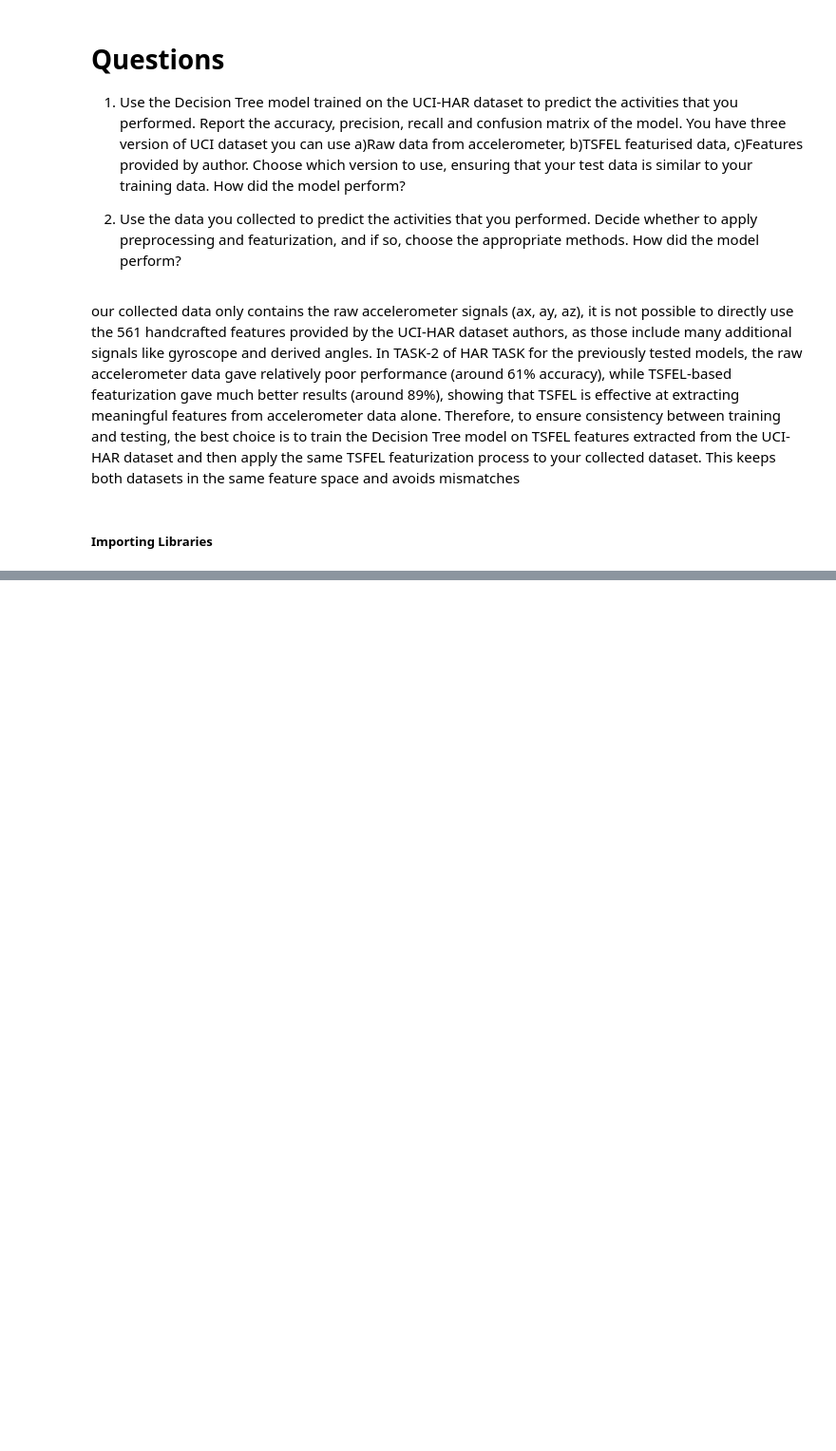
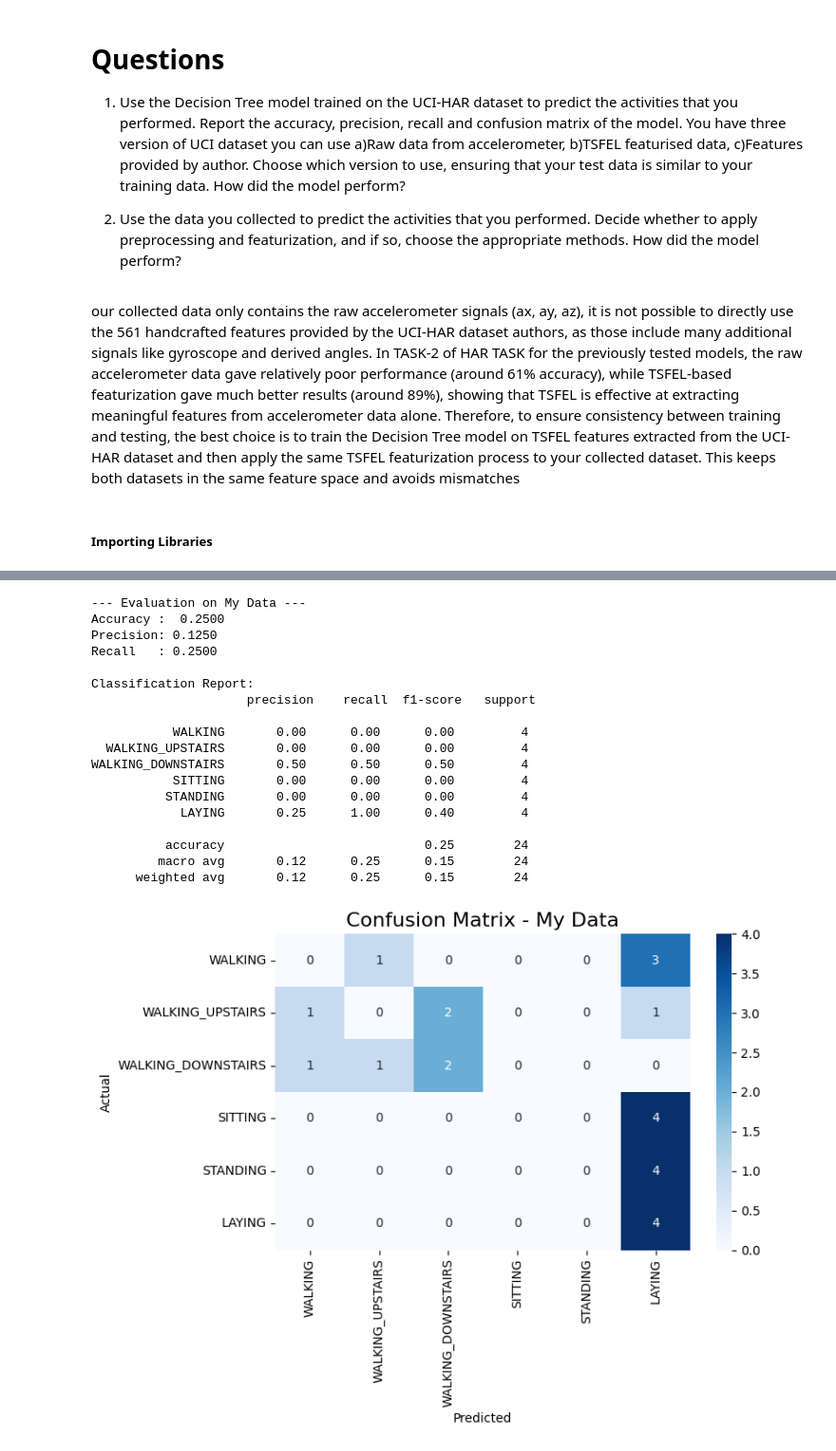
Before and after one commit to HarshJamgaonkar05/ES-335-ML-Assignment-1, a Jupyter notebook: Task_3.ipynb, the cells around one changed output, grey strips where cells are left out. Shown: that part at 95% size. Drawn from its saved outputs; the diff is of its cells as text; code cells hidden in the pictures; blank space fills up the shorter version.

```diff
--- a/Task_3.ipynb
+++ b/Task_3.ipynb
@@ -199,8 +199,67 @@ from sklearn.metrics import accuracy_score, precision_score, recall_score, confu
 import seaborn as sns
 import matplotlib.pyplot as plt
 # %%
+data_dir = "my_combined_processed"
+label_map = {
+    "WALKING": 1,
+    "WALKING_UPSTAIRS": 2,
+    "WALKING_DOWNSTAIRS": 3,
+    "SITTING": 4,
+    "STANDING": 5,
+    "LAYING": 6
+}
+
+X = []
+y = []
+
+# Read and collect data
+for activity in os.listdir(data_dir):
+    activity_path = os.path.join(data_dir, activity)
+    if os.path.isdir(activity_path):
+        for filename in os.listdir(activity_path):
+            if filename.endswith(".csv"):
+                file_path = os.path.join(activity_path, filename)
+                df = pd.read_csv(file_path)
+                acc_data = df.iloc[:, 1:4].values
+                X.append(acc_data)
+                y.append(label_map[activity])
+
+print(f"Loaded {len(X)} samples")
+
+cfg = tsfel.get_features_by_domain()
+X_features = tsfel.time_series_features_extractor(cfg, X, verbose=1, fs=50)
+
+# Handle NaNs if needed
+X_features = X_features.fillna(0)
+
+y_true = np.array(y)
+
 with open("dt_tsfel.pkl", "rb") as f:
     dt_tsfel = pickle.load(f)
 
-print("Model loaded successfully!")
+y_pred = dt_tsfel.predict(X_features)
+
+acc = accuracy_score(y_true, y_pred)
+prec = precision_score(y_true, y_pred, average="macro", zero_division=0)
+rec = recall_score(y_true, y_pred, average="macro", zero_division=0)
+
+print("\n--- Evaluation on My Data ---")
+print(f"Accuracy :  {acc:.4f}")
+print(f"Precision: {prec:.4f}")
+print(f"Recall   : {rec:.4f}")
+print("\nClassification Report:\n", classification_report(y_true, y_pred, target_names=list(label_map.keys())))
+
+# Confusion Matrix
+cm = confusion_matrix(y_true, y_pred, labels=list(label_map.values()))
+
+plt.figure(figsize=(8,6))
+sns.heatmap(
+    cm, annot=True, fmt="d", cmap="Blues",
+    xticklabels=list(label_map.keys()), yticklabels=list(label_map.keys())
+)
+plt.title("Confusion Matrix - My Data", fontsize=16)
+plt.xlabel("Predicted")
+plt.ylabel("Actual")
+plt.tight_layout()
+plt.show()
 # %% [output]
@@ -207,0 +269,19 @@ Model loaded successfully!
+--- Evaluation on My Data ---
+Accuracy :  0.2500
+Precision: 0.1250
+Recall   : 0.2500
+
+Classification Report:
+                     precision    recall  f1-score   support
+
+           WALKING       0.00      0.00      0.00         4
+  WALKING_UPSTAIRS       0.00      0.00      0.00         4
+WALKING_DOWNSTAIRS       0.50      0.50      0.50         4
+           SITTING       0.00      0.00      0.00         4
+          STANDING       0.00      0.00      0.00         4
+            LAYING       0.25      1.00      0.40         4
+
+          accuracy                           0.25        24
+         macro avg       0.12      0.25      0.15        24
+      weighted avg       0.12      0.25      0.15        24
+[figure, added]
```
Also changed, not shown: parts of 2 cells of this notebook.
